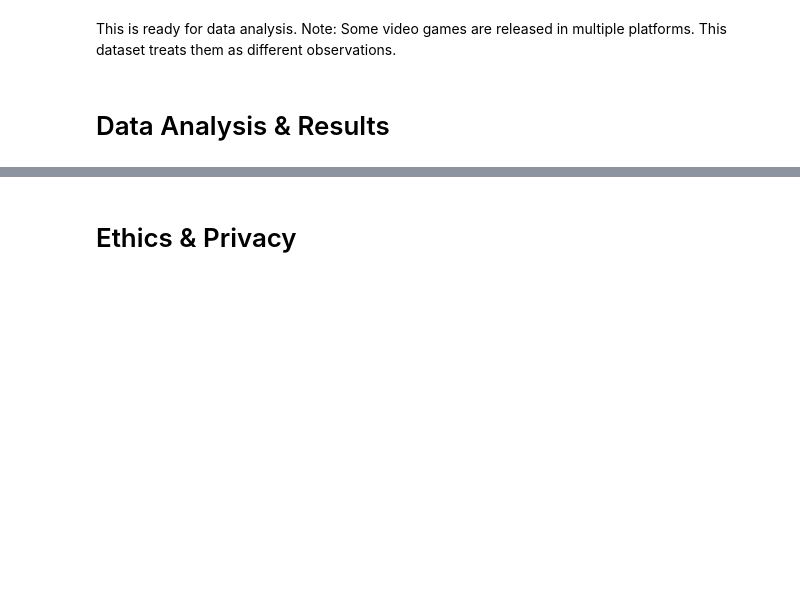
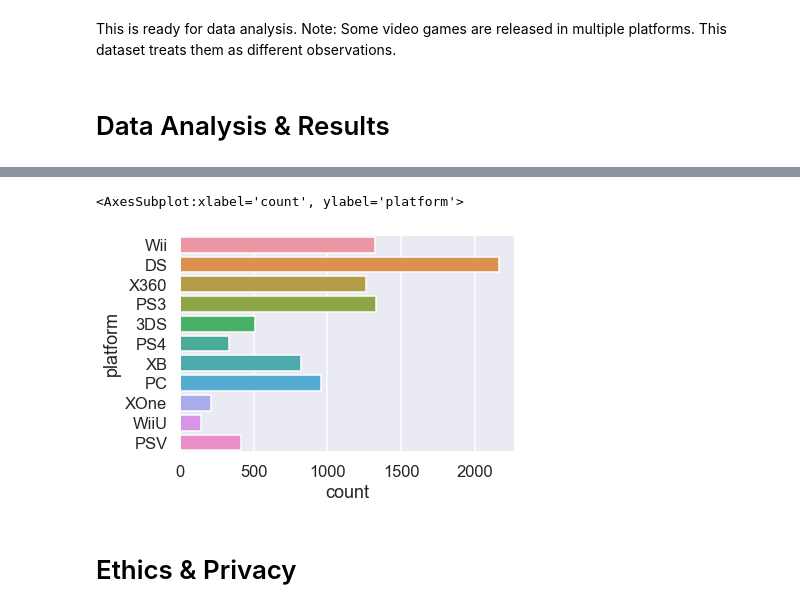
Before and after one commit to kvh8899/mostpopvidgame, a Jupyter notebook: FinalProject_group004_actual.ipynb, the cells around one changed output, grey strips where cells are left out. Saved outputs shown, nothing was run; the diff lists cells and outputs as text; code cells hidden in the pictures; blank space fills up the shorter version.

```diff
--- a/FinalProject_group004_actual.ipynb
+++ b/FinalProject_group004_actual.ipynb
@@ -164,3 +218,8 @@ Include cells that describe the steps in your data analysis.
+# %%
+sns.countplot(y ='platform', data = vgsales)
+# %% [output]
+<AxesSubplot:xlabel='count', ylabel='platform'>
+[figure, added]
 # %% [markdown]
 # Ethics & Privacy
 # %% [markdown]
```
Also changed, not shown: parts of 12 cells of this notebook.
